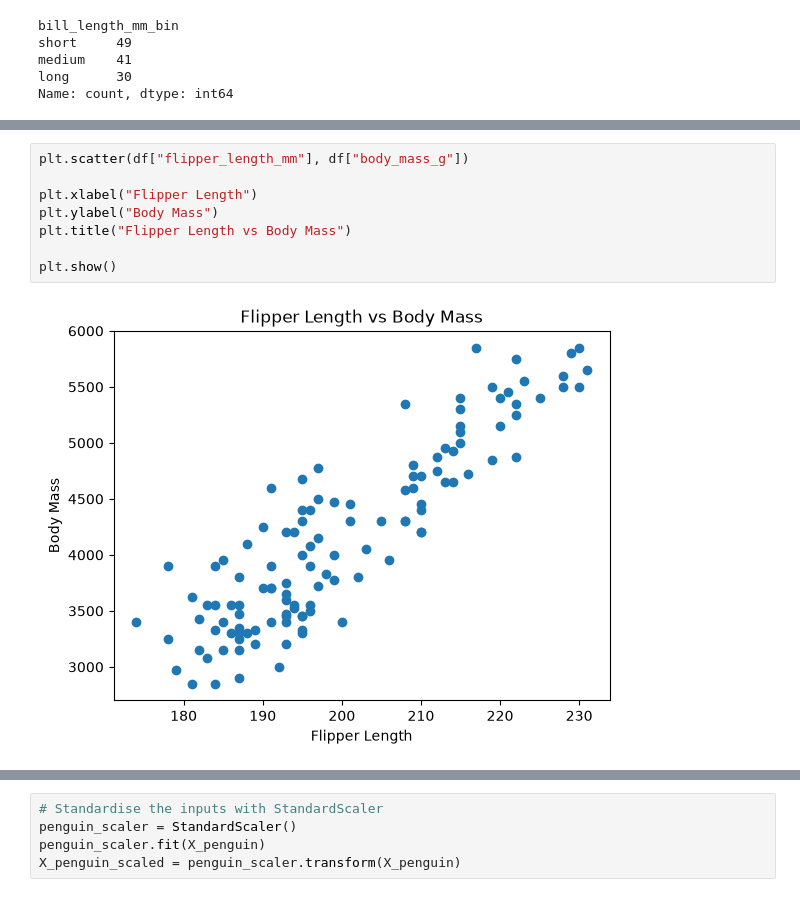
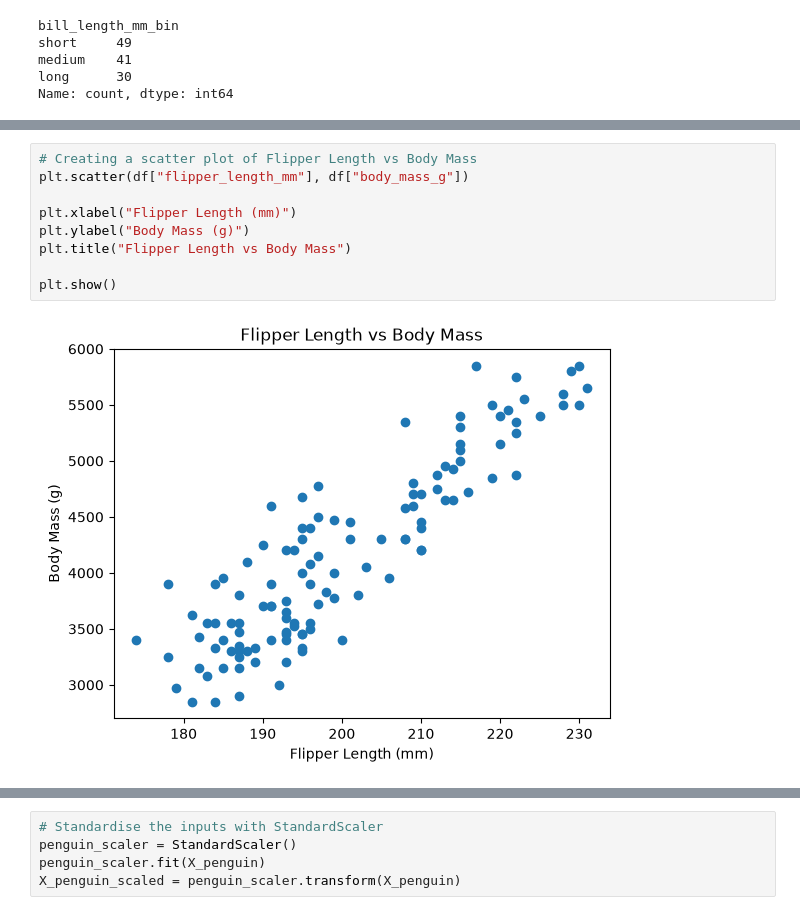
Before and after one commit to Hydn17/COMP3340-A1, a Jupyter notebook: AssignmentCodeA1.ipynb, the cells around one changed output, grey strips where cells are left out. Drawn from its saved outputs; the diff is of its cells as text.

```diff
--- a/AssignmentCodeA1.ipynb
+++ b/AssignmentCodeA1.ipynb
@@ -202,13 +186,14 @@ plt.show()
 # %%
+# Creating a scatter plot of Flipper Length vs Body Mass
 plt.scatter(df["flipper_length_mm"], df["body_mass_g"])
 
-plt.xlabel("Flipper Length")
-plt.ylabel("Body Mass")
+plt.xlabel("Flipper Length (mm)")
+plt.ylabel("Body Mass (g)")
 plt.title("Flipper Length vs Body Mass")
 
 plt.show()
 # %% [output]
-[figure, old version]
+[figure, new version]
 # %%
 # Separate the inputs (X_penguin) and the label (y_penguin)
 X_penguin = df[numeric_cols]
```
Also changed, not shown: parts of 23 cells of this notebook, 2 other files.
